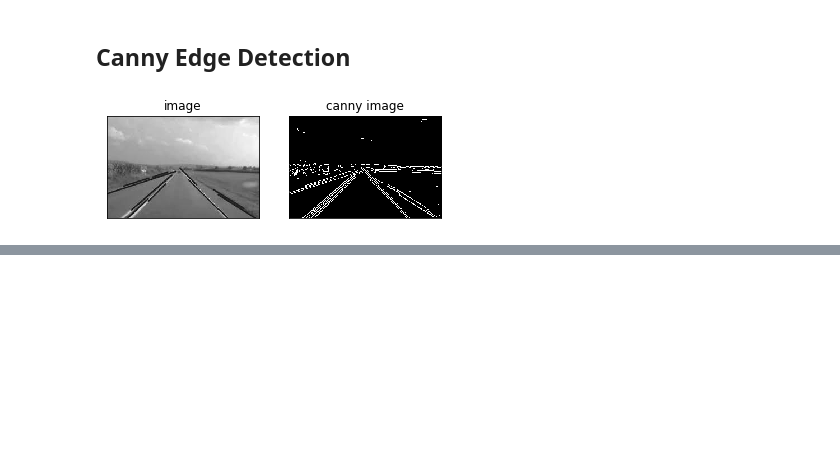
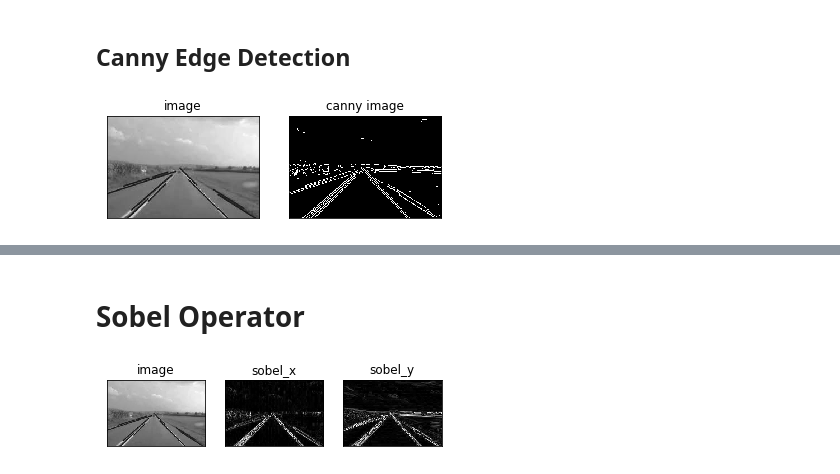
Before and after one commit to akshitagupta15june/lane_detection_opencv, a Jupyter notebook: lane_detection.ipynb, the cells around one changed output, grey strips where cells are left out. Drawn from its saved outputs; the diff is of its cells as text; code cells hidden in the pictures; blank space fills up the shorter version.

```diff
--- a/lane_detection.ipynb
+++ b/lane_detection.ipynb
@@ -38,0 +58,27 @@ plt.show()
+# %% [markdown]
+# Sobel Operator
+# %%
+
+
+sobel_x = cv.Sobel(img, cv.CV_64F, 1, 0)
+
+sobel_y = cv.Sobel(img, cv.CV_64F, 0, 1)
+
+sobel_x = np.uint8(np.absolute(sobel_x))
+
+sobel_y = np.uint8(np.absolute(sobel_y))
+
+tittles = ["image",   "sobel_x", "sobel_y"]
+
+images = [img,  sobel_x, sobel_y]
+
+
+for i in range(3):
+    plt.subplot(1, 3, i+1), plt.imshow(images[i], "gray", interpolation='nearest')
+
+    plt.title(tittles[i])
+    plt.xticks([]), plt.yticks([])
+
+plt.show()
+# %% [output]
+[figure, added]
```
Also changed, not shown: parts of 5 cells of this notebook.
